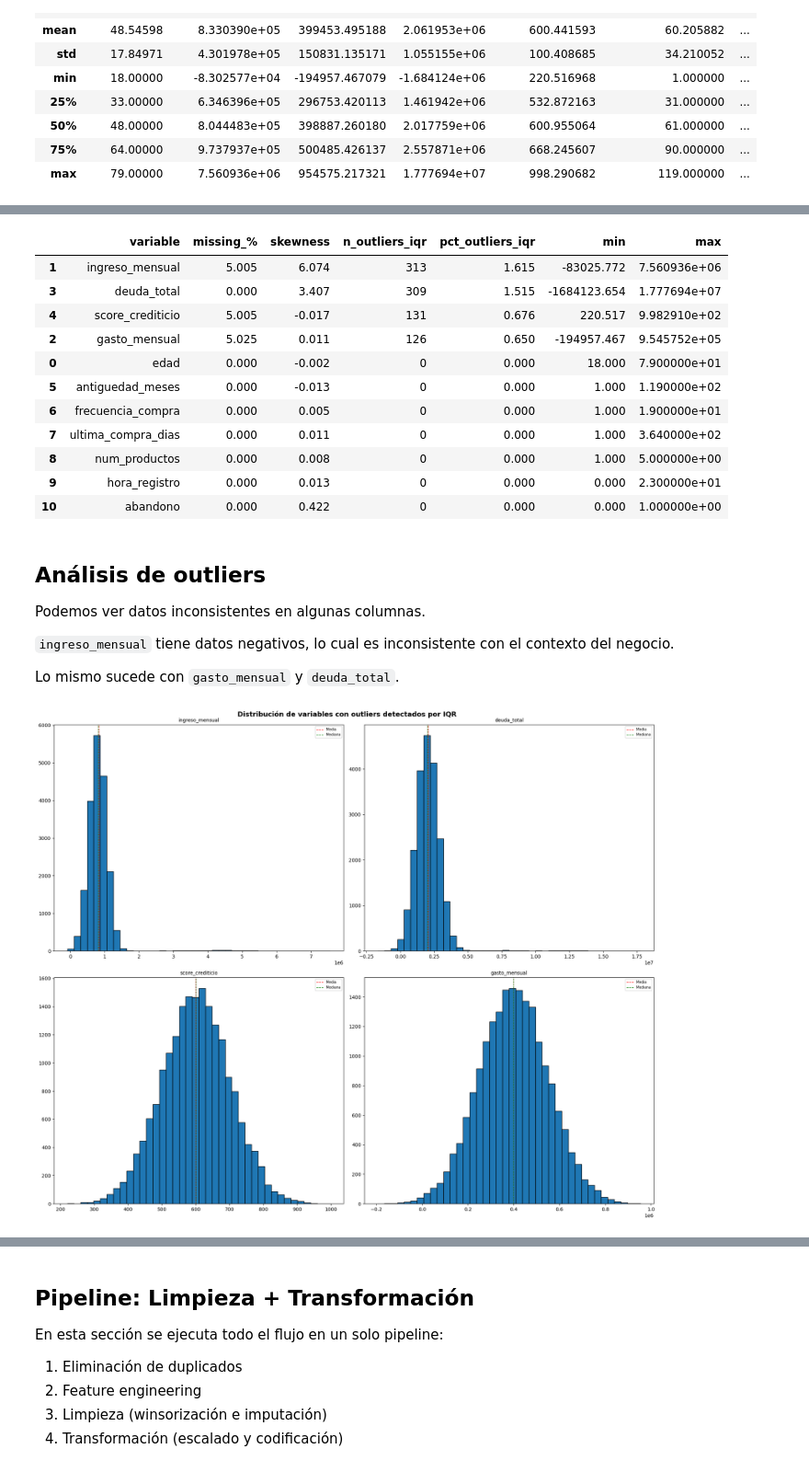
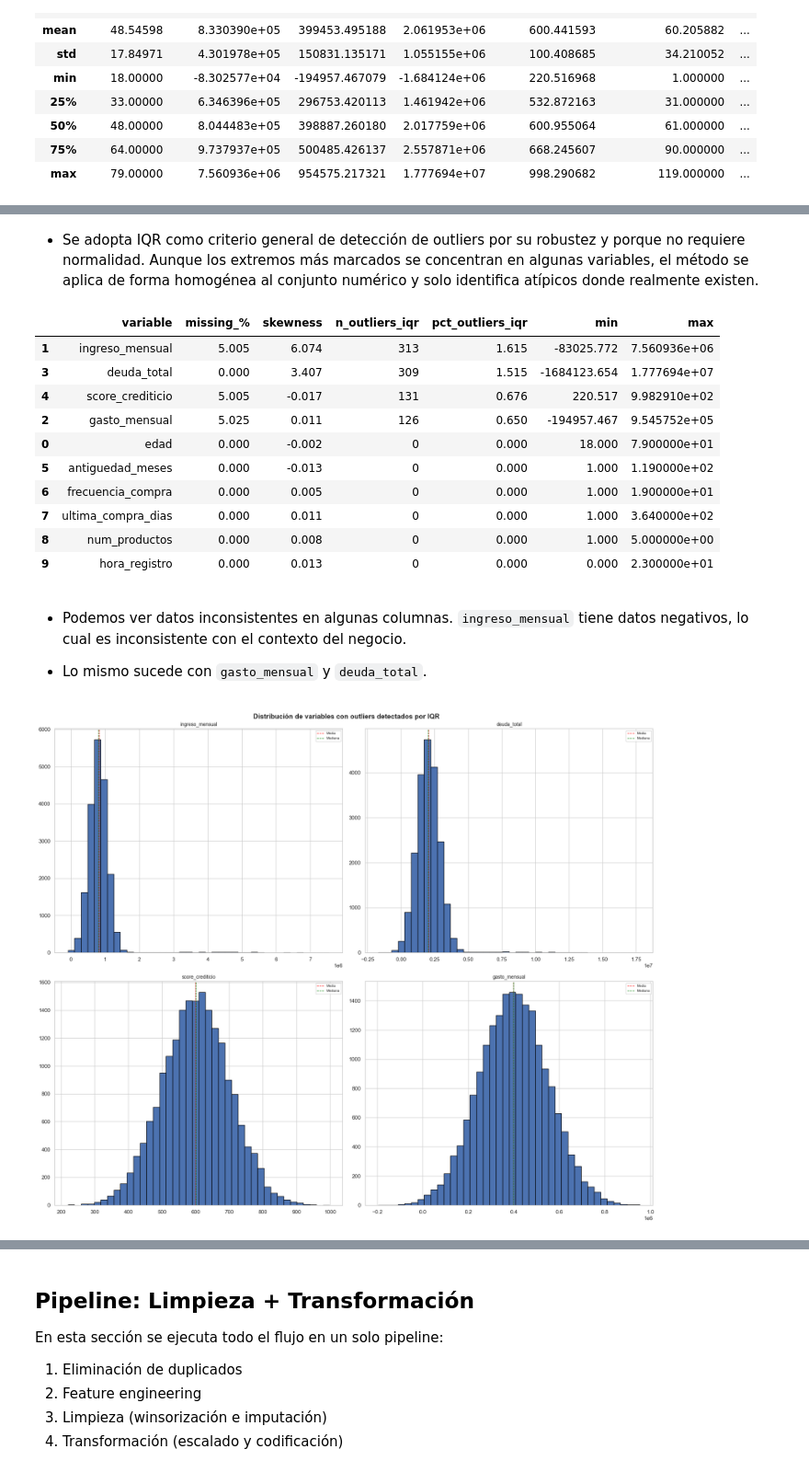
Before and after one commit to francarrascoo/Programacion-para-la-ciencia-de-datos, a Jupyter notebook: notebooks/notebook.ipynb, the cells around one changed output, grey strips where cells are left out. Shown at 92% size. Cells and saved outputs as stored; diff of their text form; code cells hidden in the pictures.

Commit message:
analisis

````diff
--- a/notebooks/notebook.ipynb
+++ b/notebooks/notebook.ipynb
@@ -161,0 +185,24 @@ data.drop(columns=['id_cliente', 'tiene_tarjeta_credito', 'codigo_postal', 'aban
+# %%
+# Distribución de variables categóricas y binarias
+variables_binarias = ["abandono", "tiene_tarjeta_credito"]
+variables_categoricas = [col for col in data.select_dtypes(include=["object", "category"]).columns.tolist() if "fecha" not in col.lower()]
+columnas_a_reportar = variables_binarias + variables_categoricas
+etiquetas_binarias = {0: "No", 1: "Sí"}
+
+for col in columnas_a_reportar:
+    conteos = data[col].value_counts(dropna=False)
+    porcentajes = data[col].value_counts(dropna=False, normalize=True) * 100
+
+    if col in variables_binarias:
+        indice = [etiquetas_binarias.get(valor, valor) for valor in conteos.index]
+    else:
+        indice = ["Nulo (NaN)" if pd.isna(valor) else str(valor) for valor in conteos.index]
+
+    resumen = pd.DataFrame({
+        "Categoría": indice,
+        "Frecuencia": conteos.values,
+        "Porcentaje": porcentajes.values.round(2),
+    })
+
+    print(f"Distribución de {col}")
+    display(resumen)
@@ -162,7 +249,9 @@ data.drop(columns=['id_cliente', 'tiene_tarjeta_credito', 'codigo_postal', 'aban
+# %% [markdown]
+* Se adopta IQR como criterio general de detección de outliers por su robustez y porque no requiere normalidad. Aunque los extremos más marcados se concentran en algunas variables, el método se aplica de forma homogénea al conjunto numérico y solo identifica atípicos donde realmente existen.
 # %%
-# Diagnóstico completo de las variables numéricas (excluyendo id_cliente, tiene_tarjeta_credito, codigo_postal)
+# Diagnóstico completo de las variables numéricas (excluyendo id_cliente, codigo_postal, tiene_tarjeta_credito y abandono)
 numeric_cols_all = data.select_dtypes(include=[np.number]).columns.tolist()
-numeric_cols_analisis = [col for col in numeric_cols_all if col != "id_cliente" and col != "tiene_tarjeta_credito" and col != "codigo_postal"]
+numeric_cols_analisis = [col for col in numeric_cols_all if col != "id_cliente" and col != "codigo_postal" and col != "tiene_tarjeta_credito" and col != "abandono"]
 
 resumen_numericas = []
 for col in numeric_cols_analisis:
@@ -204,15 +293,11 @@ resumen_numericas.round(3)
 | 7 | ultima_compra_dias | 0.000 | 0.011 | 0 | 0.000 | 1.000 | 3.640000e+02 |
 | 8 | num_productos | 0.000 | 0.008 | 0 | 0.000 | 1.000 | 5.000000e+00 |
 | 9 | hora_registro | 0.000 | 0.013 | 0 | 0.000 | 0.000 | 2.300000e+01 |
-| 10 | abandono | 0.000 | 0.422 | 0 | 0.000 | 0.000 | 1.000000e+00 |
 # %% [markdown]
-## Análisis de outliers
 
-Podemos ver datos inconsistentes en algunas columnas.
+*  Podemos ver datos inconsistentes en algunas columnas. ```ingreso_mensual``` tiene datos negativos, lo cual es inconsistente con el contexto del negocio.
 
-```ingreso_mensual``` tiene datos negativos, lo cual es inconsistente con el contexto del negocio.
-
-Lo mismo sucede con ```gasto_mensual``` y ```deuda_total```.
+* Lo mismo sucede con ```gasto_mensual``` y ```deuda_total```.
 # %%
 # Análisis visual solo de variables con outliers detectados por IQR
 variables_con_outliers = (
@@ -220,35 +305,35 @@ variables_con_outliers = (
     .tolist()
 )
 
 if len(variables_con_outliers) == 0:
     print("IQR no detectó outliers en las variables numéricas.")
 else:
     n_cols = 4
     n_rows = int(np.ceil(len(variables_con_outliers) / n_cols))
     fig, axes = plt.subplots(2, 2, figsize=(18, 15))
     axes = np.array(axes).reshape(-1)
 
     for i, col in enumerate(variables_con_outliers):
         serie = data[col].dropna()
         axes[i].hist(serie, bins=40, edgecolor="black")
         axes[i].axvline(serie.mean(), color="red", linestyle="--", linewidth=1, label="Media")
         axes[i].axvline(serie.median(), color="green", linestyle="--", linewidth=1, label="Mediana")
         axes[i].set_title(col, fontsize=10)
         axes[i].legend(fontsize=7)
 
     for j in range(i + 1, len(axes)):
         axes[j].axis("off")
 
     plt.suptitle(
         "Distribución de variables con outliers detectados por IQR",
         fontsize=14,
         fontweight="bold",
     )
     plt.tight_layout()
-    guardar_figura(fig, "histogramas_variables_con_outliers_iqr")
+    guardar_grafico(fig, "histogramas_variables_con_outliers_iqr", "visualizaciones")
     plt.show()
 # %% [output]
-[figure, old version]
+[figure, new version]
 # %%
 revision_atipicos = ["ingreso_mensual", "gasto_mensual", "deuda_total", "score_crediticio"]
 fig, axes = plt.subplots(2, 2, figsize=(5, 10))
````
Also changed, not shown: parts of 45 cells of this notebook, 9 other files.
